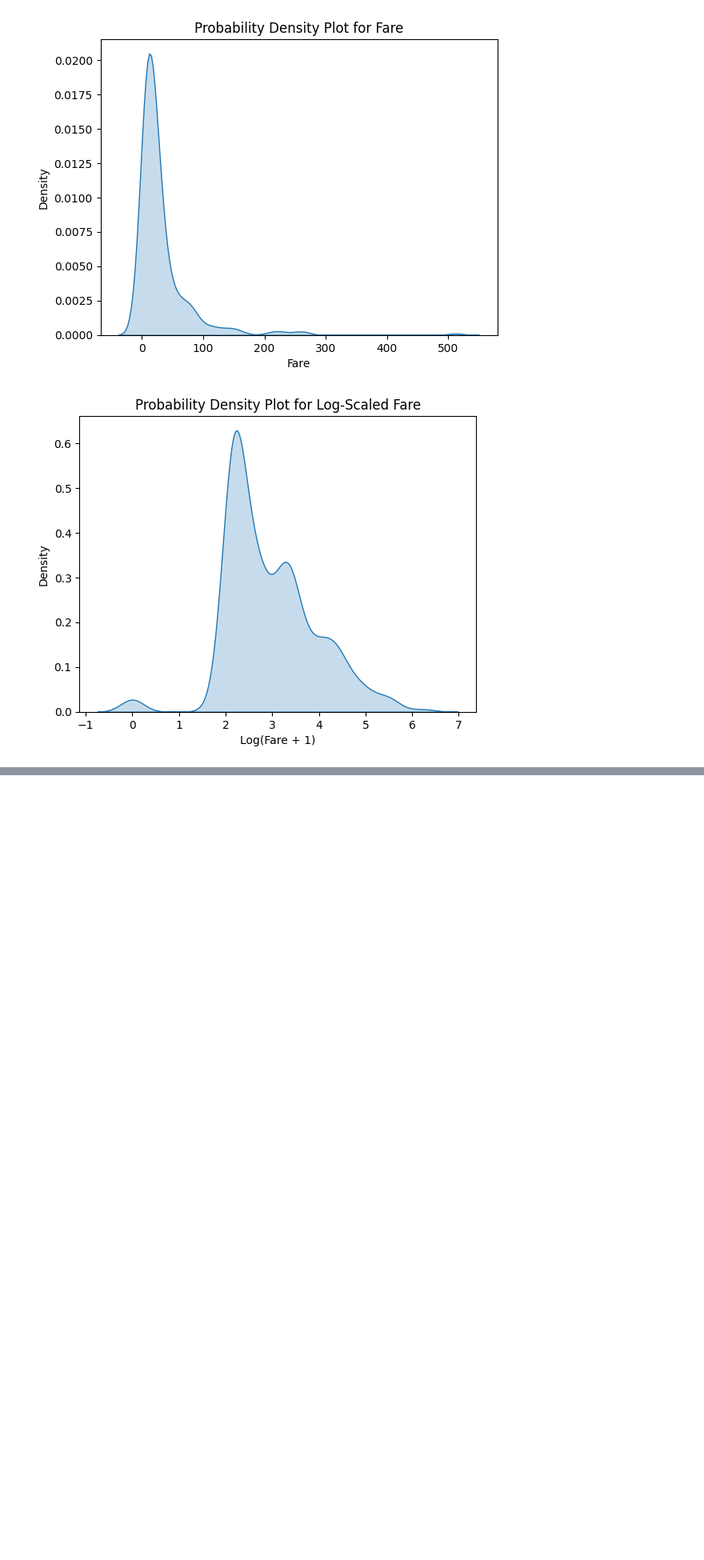
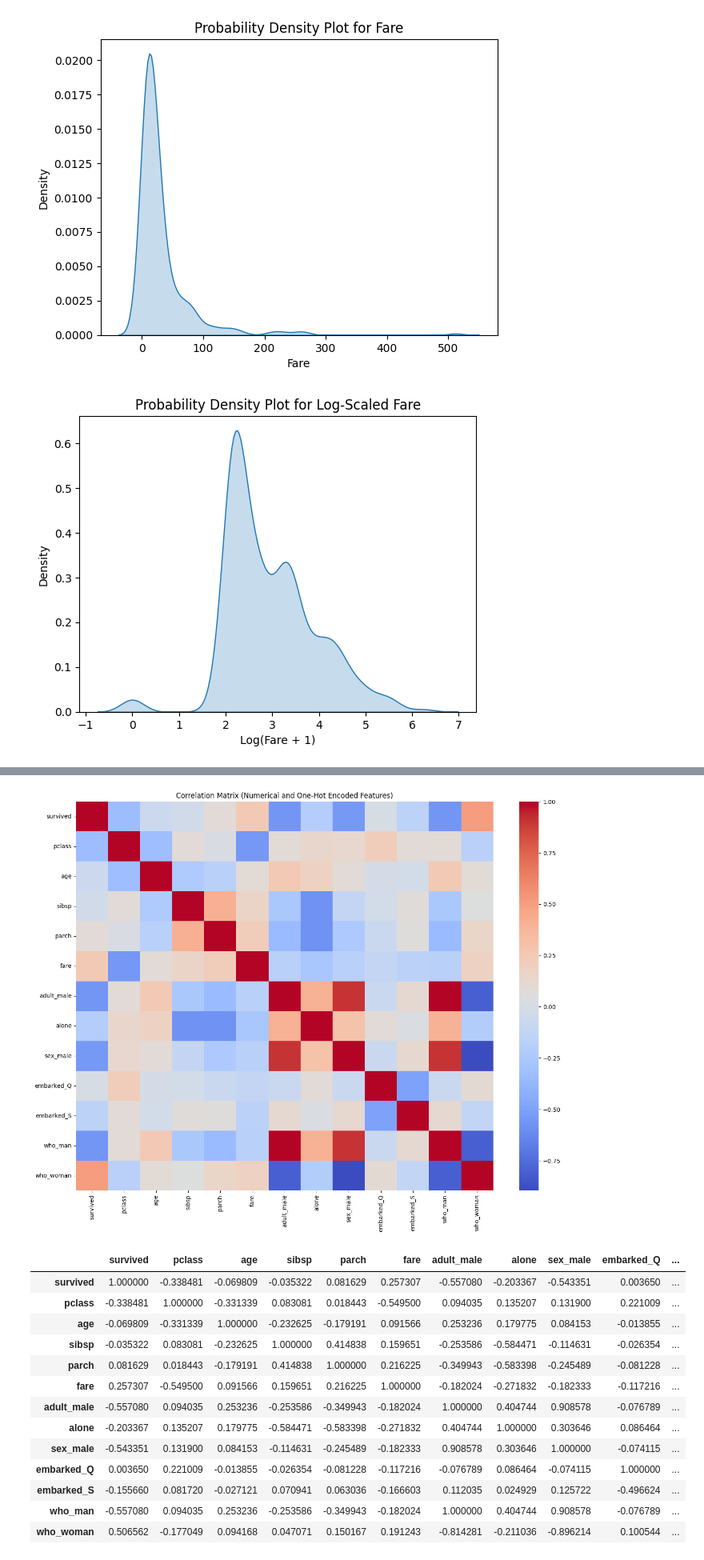
Before and after one commit to israr-ax/AI-Python, a Jupyter notebook: foundations/Titanic.ipynb, the cells around one changed output, grey strips where cells are left out. Shown at 80% size. Drawn from its saved outputs; the diff is of its cells as text; code cells hidden in the pictures; blank space fills up the shorter version.

Commit message:
Titanic Dataset Analysis

```diff
--- a/foundations/Titanic.ipynb
+++ b/foundations/Titanic.ipynb
@@ -259,3 +259,7 @@ plt.ylabel("Density")
 plt.show()
 # %% [output]
 [figure]
+# %%
+# One-hot encode the categorical columns in the dataset
+df_encoded = pd.get_dummies(df, drop_first=True)
+df_encoded.head()
@@ -261,0 +273,26 @@ plt.show()
+# %%
+# Calculate the correlation matrix for all features (including one-hot encoded)
+corr_matrix_encoded = df_encoded.corr()
+
+# Plot the heatmap of the correlation matrix
+plt.figure(figsize=(16, 12))
+sns.heatmap(corr_matrix_encoded, annot=False, cmap='coolwarm')
+plt.title("Correlation Matrix (Numerical and One-Hot Encoded Features)")
+plt.show()
+corr_matrix_encoded
+# %% [output]
+[figure, added]
+|  | survived | pclass | age | sibsp | parch | fare | adult_male | alone | sex_male | embarked_Q | ... |
+| survived | 1.000000 | -0.338481 | -0.069809 | -0.035322 | 0.081629 | 0.257307 | -0.557080 | -0.203367 | -0.543351 | 0.003650 | ... |
+| pclass | -0.338481 | 1.000000 | -0.331339 | 0.083081 | 0.018443 | -0.549500 | 0.094035 | 0.135207 | 0.131900 | 0.221009 | ... |
+| age | -0.069809 | -0.331339 | 1.000000 | -0.232625 | -0.179191 | 0.091566 | 0.253236 | 0.179775 | 0.084153 | -0.013855 | ... |
+| sibsp | -0.035322 | 0.083081 | -0.232625 | 1.000000 | 0.414838 | 0.159651 | -0.253586 | -0.584471 | -0.114631 | -0.026354 | ... |
+| parch | 0.081629 | 0.018443 | -0.179191 | 0.414838 | 1.000000 | 0.216225 | -0.349943 | -0.583398 | -0.245489 | -0.081228 | ... |
+| fare | 0.257307 | -0.549500 | 0.091566 | 0.159651 | 0.216225 | 1.000000 | -0.182024 | -0.271832 | -0.182333 | -0.117216 | ... |
+| adult_male | -0.557080 | 0.094035 | 0.253236 | -0.253586 | -0.349943 | -0.182024 | 1.000000 | 0.404744 | 0.908578 | -0.076789 | ... |
+| alone | -0.203367 | 0.135207 | 0.179775 | -0.584471 | -0.583398 | -0.271832 | 0.404744 | 1.000000 | 0.303646 | 0.086464 | ... |
+| sex_male | -0.543351 | 0.131900 | 0.084153 | -0.114631 | -0.245489 | -0.182333 | 0.908578 | 0.303646 | 1.000000 | -0.074115 | ... |
+| embarked_Q | 0.003650 | 0.221009 | -0.013855 | -0.026354 | -0.081228 | -0.117216 | -0.076789 | 0.086464 | -0.074115 | 1.000000 | ... |
+| embarked_S | -0.155660 | 0.081720 | -0.027121 | 0.070941 | 0.063036 | -0.166603 | 0.112035 | 0.024929 | 0.125722 | -0.496624 | ... |
+| who_man | -0.557080 | 0.094035 | 0.253236 | -0.253586 | -0.349943 | -0.182024 | 1.000000 | 0.404744 | 0.908578 | -0.076789 | ... |
+| who_woman | 0.506562 | -0.177049 | 0.094168 | 0.047071 | 0.150167 | 0.191243 | -0.814281 | -0.211036 | -0.896214 | 0.100544 | ... |
```
Also changed, not shown: parts of 3 cells of this notebook.
